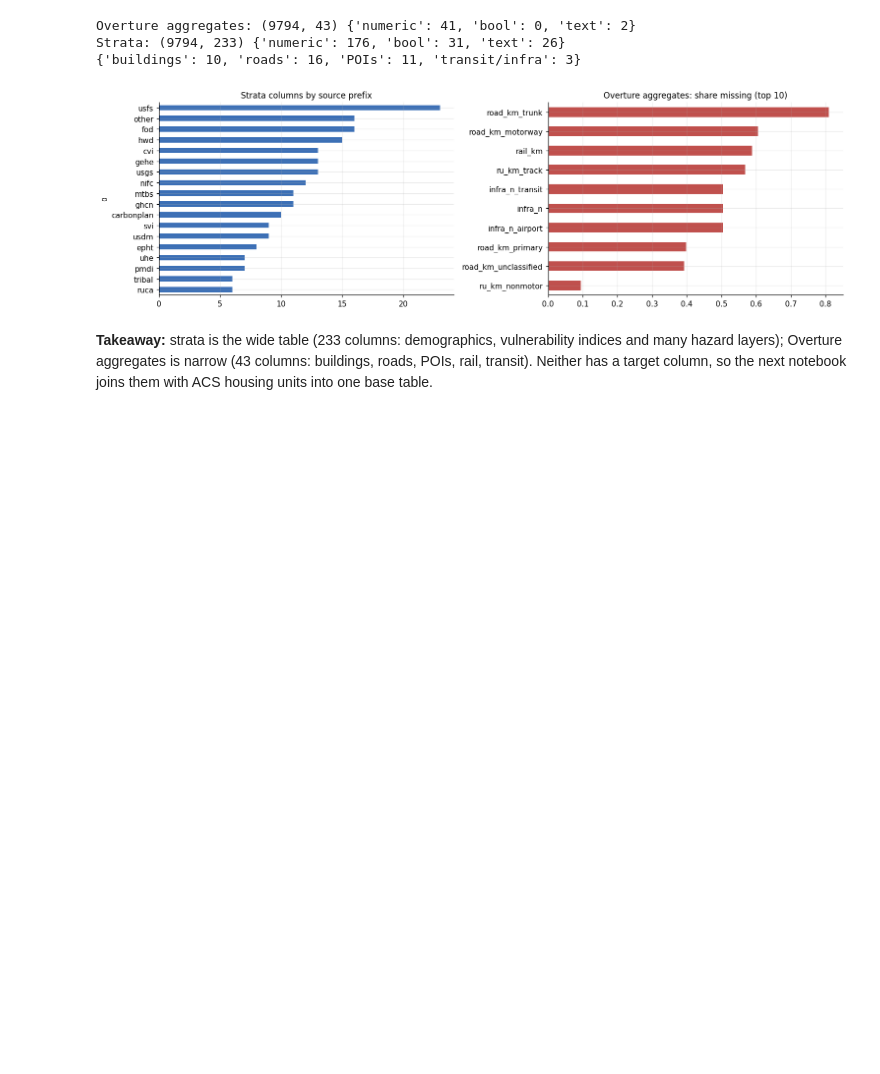
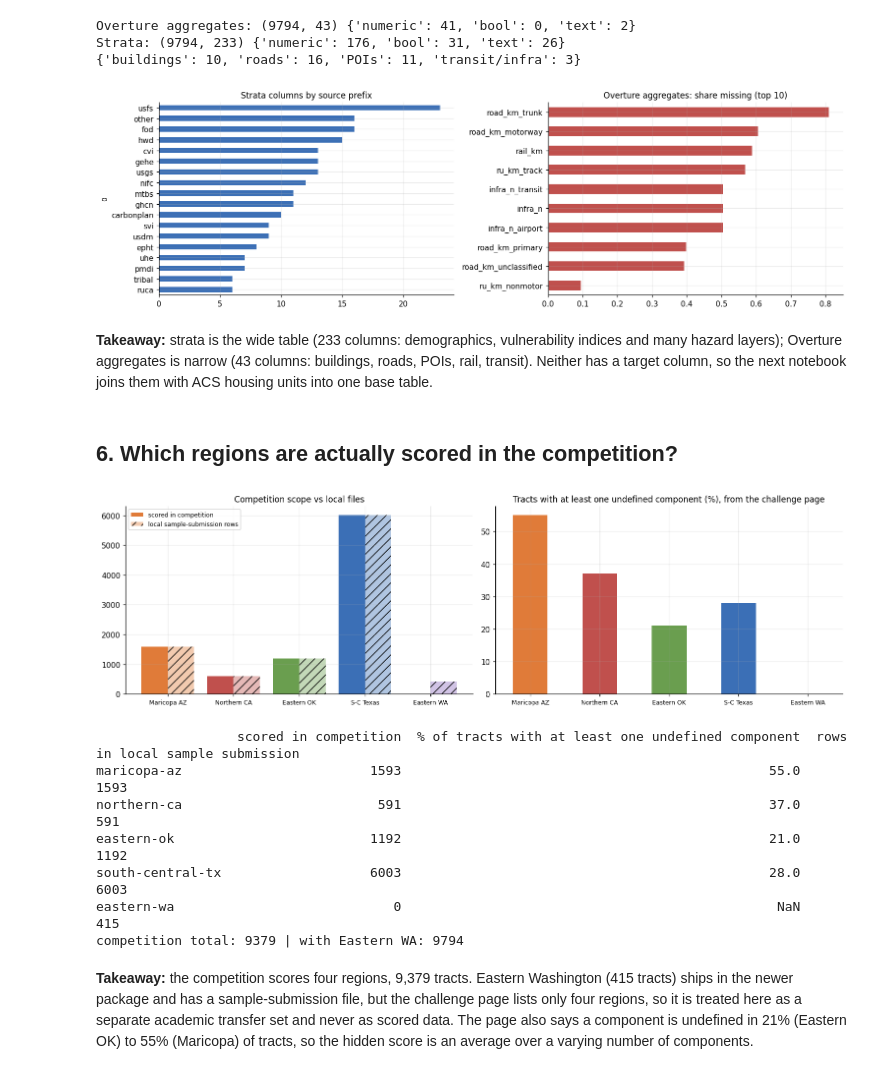
Before and after one commit to Nick-2908/MapEquityChallenge, a Jupyter notebook: eda/01_data_inventory.ipynb, the cells around one changed output. Saved outputs shown, nothing was run; the diff lists cells and outputs as text; code cells hidden in the pictures; blank space fills up the shorter version.

```diff
--- a/eda/01_data_inventory.ipynb
+++ b/eda/01_data_inventory.ipynb
@@ -142,3 +142,26 @@ Strata: (9794, 233) {'numeric': 176, 'bool': 31, 'text': 26}
 [figure]
 # %% [markdown]
 **Takeaway:** strata is the wide table (233 columns: demographics, vulnerability indices and many hazard layers); Overture aggregates is narrow (43 columns: buildings, roads, POIs, rail, transit). Neither has a target column, so the next notebook joins them with ACS housing units into one base table.
+# %% [markdown]
+## 6. Which regions are actually scored in the competition?
+# %%
+# figures below are quoted from the challenge page (Zindi), not computed from the files
+comp = pd.DataFrame({"scored in competition": {"maricopa-az": 1593, "northern-ca": 591, "eastern-ok": 1192, "south-central-tx": 6003, "eastern-wa": 0},
+                     "% of tracts with at least one undefined component": {"maricopa-az": 55, "northern-ca": 37, "eastern-ok": 21, "south-central-tx": 28, "eastern-wa": np.nan}}).reindex(REG)
+comp["rows in local sample submission"] = [len(sub[r]) for r in REG]
+fig, ax = plt.subplots(1, 2, figsize=(14, 4.2)); x = np.arange(5)
+ax[0].bar(x - .2, comp["scored in competition"], .4, color=[COL[r] for r in REG], label="scored in competition"); ax[0].bar(x + .2, comp["rows in local sample submission"], .4, color=[COL[r] for r in REG], alpha=.4, hatch="//", label="local sample-submission rows")
+ax[0].set_xticks(x); ax[0].set_xticklabels([NAME[r] for r in REG], fontsize=8); ax[0].legend(fontsize=8); ax[0].set_title("Competition scope vs local files")
+comp["% of tracts with at least one undefined component"].plot.bar(ax=ax[1], rot=0, color=[COL[r] for r in REG]); ax[1].set_xticklabels([NAME[r] for r in REG], fontsize=8); ax[1].set_title("Tracts with at least one undefined component (%), from the challenge page"); ax[1].set_xlabel("")
+plt.tight_layout(); plt.show(); print(comp.to_string()); print("competition total:", int(comp["scored in competition"].sum()), "| with Eastern WA:", int(comp["rows in local sample submission"].sum()))
+# %% [output]
+[figure, added]
+                  scored in competition  % of tracts with at least one undefined component  rows in local sample submission
+maricopa-az                        1593                                               55.0                             1593
+northern-ca                         591                                               37.0                              591
+eastern-ok                         1192                                               21.0                             1192
+south-central-tx                   6003                                               28.0                             6003
+eastern-wa                            0                                                NaN                              415
+competition total: 9379 | with Eastern WA: 9794
+# %% [markdown]
+**Takeaway:** the competition scores four regions, 9,379 tracts. Eastern Washington (415 tracts) ships in the newer package and has a sample-submission file, but the challenge page lists only four regions, so it is treated here as a separate academic transfer set and never as scored data. The page also says a component is undefined in 21% (Eastern OK) to 55% (Maricopa) of tracts, so the hidden score is an average over a varying number of components.
```
Also changed, not shown: parts of 2 cells of this notebook, 14 other files.
